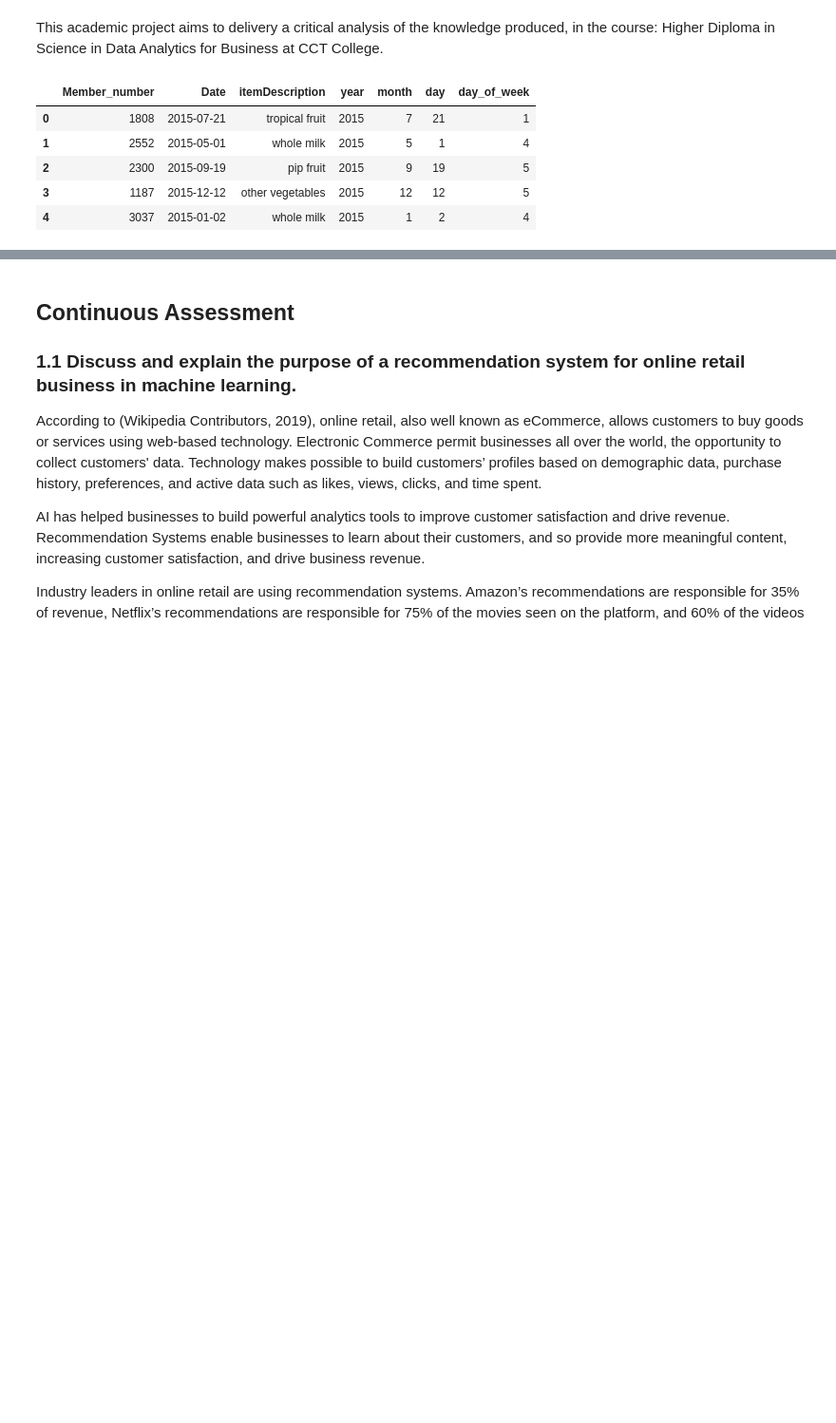
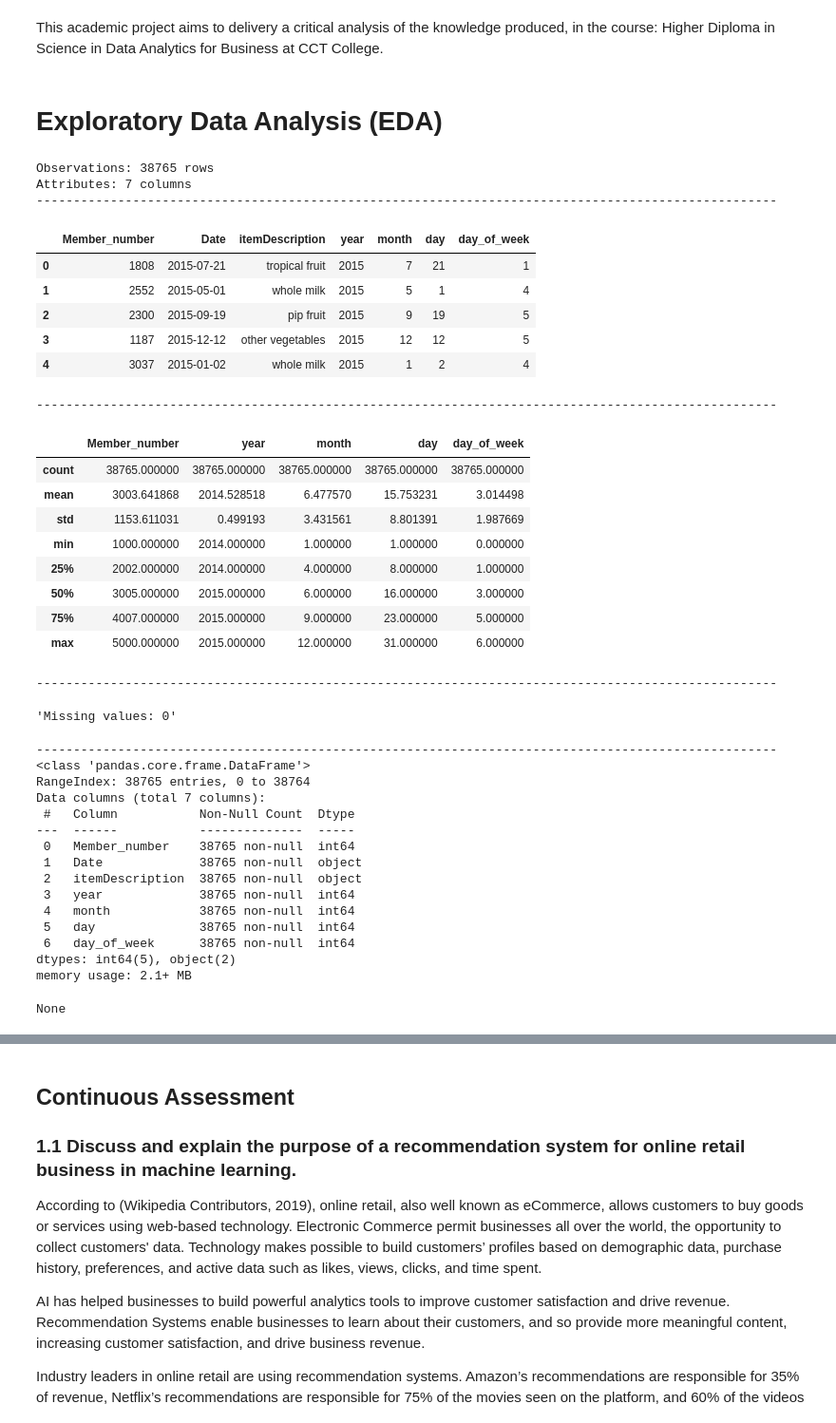
Before and after one commit to norodrigues111/Python-ML-Recommendation-System-and-Market-Basket-Analysis, a Jupyter notebook: NataliaRodrigues_HDip_DViz_ML_IntegratedCA.ipynb, the cells around one changed output, grey strips where cells are left out. Shown: that part at 95% size. Drawn from its saved outputs; the diff is of its cells as text; code cells hidden in the pictures; blank space fills up the shorter version.

```diff
--- a/NataliaRodrigues_HDip_DViz_ML_IntegratedCA.ipynb
+++ b/NataliaRodrigues_HDip_DViz_ML_IntegratedCA.ipynb
@@ -27,12 +30,57 @@ import warnings
 warnings.filterwarnings('ignore')
 # %%
 df = pd.read_csv('Groceries data.csv')
-# %%
-df.head()
-# %% [output]
-|  | Member_number | Date | itemDescription | year | month | day | day_of_week |
-| 0 | 1808 | 2015-07-21 | tropical fruit | 2015 | 7 | 21 | 1 |
-| 1 | 2552 | 2015-05-01 | whole milk | 2015 | 5 | 1 | 4 |
-| 2 | 2300 | 2015-09-19 | pip fruit | 2015 | 9 | 19 | 5 |
-| 3 | 1187 | 2015-12-12 | other vegetables | 2015 | 12 | 12 | 5 |
-| 4 | 3037 | 2015-01-02 | whole milk | 2015 | 1 | 2 | 4 |
+# %% [markdown]
+# Exploratory Data Analysis (EDA)
+# %%
+def glimpse(df):
+    print(f'Observations: {df.shape[0]} rows \nAttributes: {df.shape[1]} columns')
+    print("-" * 100)
+    display(df.head())
+    print("-" * 100)
+    display(df.describe())
+    print("-" * 100)
+    display(f'Missing values: {df.isnull().sum().sum()}')
+    print("-" * 100)
+    display(df.info())
+
+df = df
+glimpse(df)
+# %% [output]
+Observations: 38765 rows
+Attributes: 7 columns
+----------------------------------------------------------------------------------------------------
+|  | Member_number | Date | itemDescription | year | month | day | day_of_week |
+| 0 | 1808 | 2015-07-21 | tropical fruit | 2015 | 7 | 21 | 1 |
+| 1 | 2552 | 2015-05-01 | whole milk | 2015 | 5 | 1 | 4 |
+| 2 | 2300 | 2015-09-19 | pip fruit | 2015 | 9 | 19 | 5 |
+| 3 | 1187 | 2015-12-12 | other vegetables | 2015 | 12 | 12 | 5 |
+| 4 | 3037 | 2015-01-02 | whole milk | 2015 | 1 | 2 | 4 |
+----------------------------------------------------------------------------------------------------
+|  | Member_number | year | month | day | day_of_week |
+| count | 38765.000000 | 38765.000000 | 38765.000000 | 38765.000000 | 38765.000000 |
+| mean | 3003.641868 | 2014.528518 | 6.477570 | 15.753231 | 3.014498 |
+| std | 1153.611031 | 0.499193 | 3.431561 | 8.801391 | 1.987669 |
+| min | 1000.000000 | 2014.000000 | 1.000000 | 1.000000 | 0.000000 |
+| 25% | 2002.000000 | 2014.000000 | 4.000000 | 8.000000 | 1.000000 |
+| 50% | 3005.000000 | 2015.000000 | 6.000000 | 16.000000 | 3.000000 |
+| 75% | 4007.000000 | 2015.000000 | 9.000000 | 23.000000 | 5.000000 |
+| max | 5000.000000 | 2015.000000 | 12.000000 | 31.000000 | 6.000000 |
+----------------------------------------------------------------------------------------------------
+'Missing values: 0'
+----------------------------------------------------------------------------------------------------
+<class 'pandas.core.frame.DataFrame'>
+RangeIndex: 38765 entries, 0 to 38764
+Data columns (total 7 columns):
+ #   Column           Non-Null Count  Dtype
+---  ------           --------------  -----
+ 0   Member_number    38765 non-null  int64
+ 1   Date             38765 non-null  object
+ 2   itemDescription  38765 non-null  object
+ 3   year             38765 non-null  int64
+ 4   month            38765 non-null  int64
+ 5   day              38765 non-null  int64
+ 6   day_of_week      38765 non-null  int64
+dtypes: int64(5), object(2)
+memory usage: 2.1+ MB
+None
```
Also changed, not shown: parts of 6 cells of this notebook.
